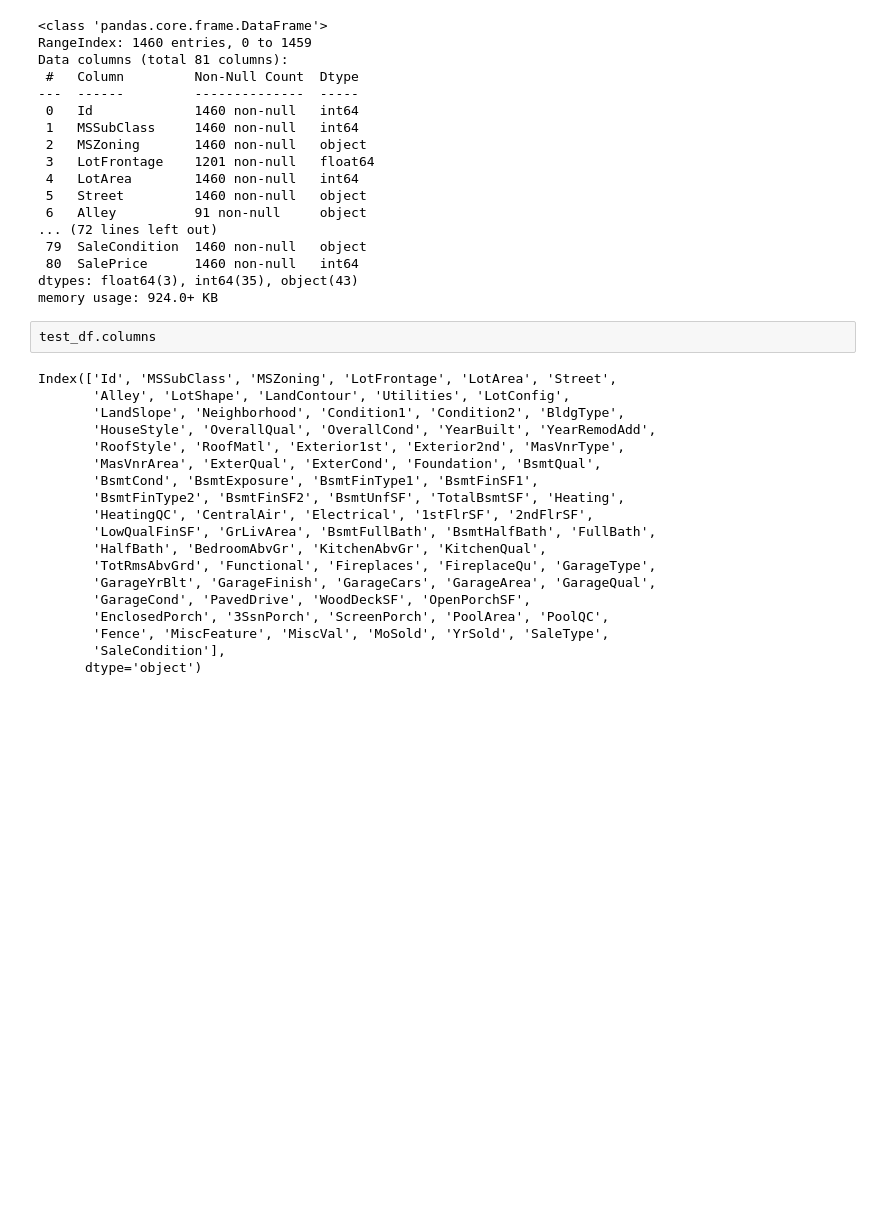
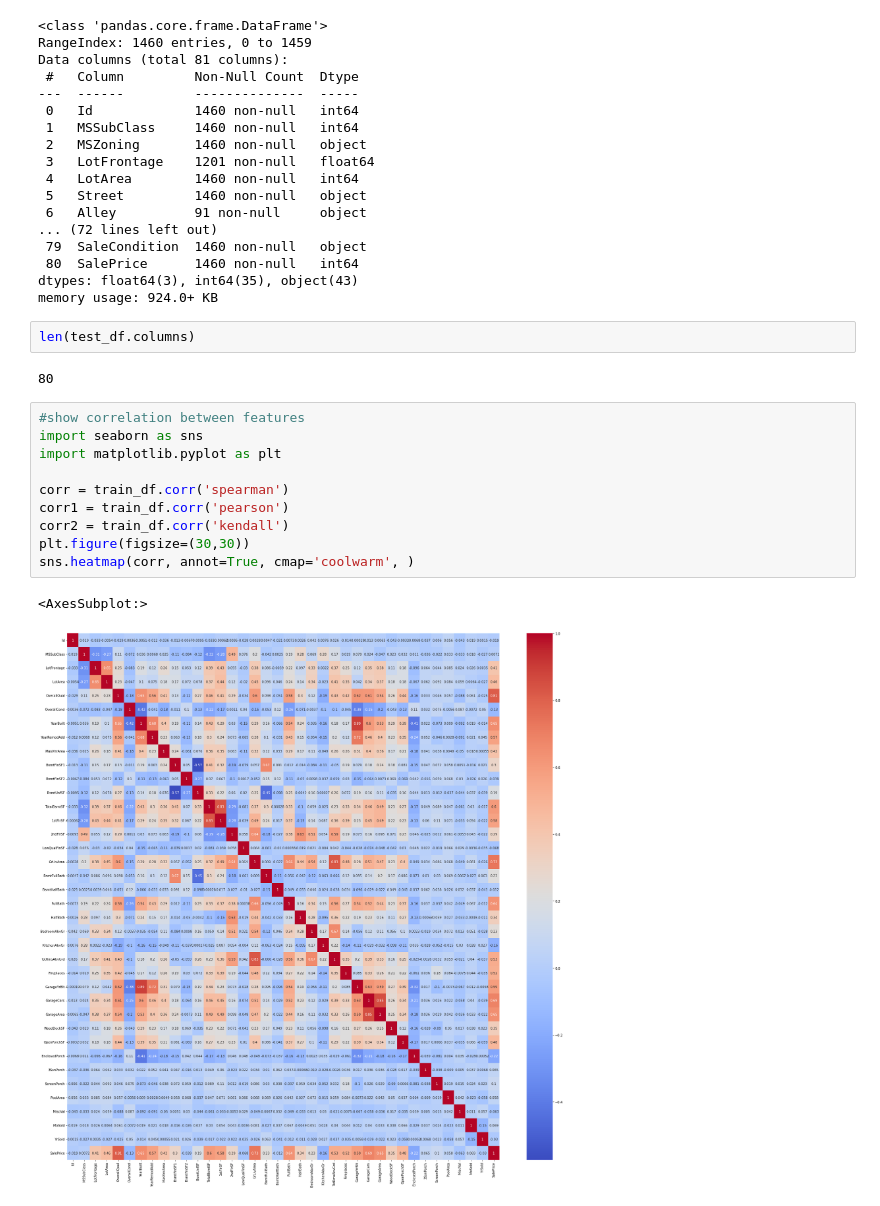
Before and after one commit to fabricio-inoue/House-Prices---Regression, a Jupyter notebook: House-pricing.ipynb, the cells around one changed output. Drawn from its saved outputs; the diff is of its cells as text; blank space fills up the shorter version.

```diff
--- a/House-pricing.ipynb
+++ b/House-pricing.ipynb
@@ -37,24 +131,20 @@ Data columns (total 81 columns):
  80  SalePrice      1460 non-null   int64
 dtypes: float64(3), int64(35), object(43)
 memory usage: 924.0+ KB
-# %%
-test_df.columns
-# %% [output]
-Index(['Id', 'MSSubClass', 'MSZoning', 'LotFrontage', 'LotArea', 'Street',
-       'Alley', 'LotShape', 'LandContour', 'Utilities', 'LotConfig',
-       'LandSlope', 'Neighborhood', 'Condition1', 'Condition2', 'BldgType',
-       'HouseStyle', 'OverallQual', 'OverallCond', 'YearBuilt', 'YearRemodAdd',
-       'RoofStyle', 'RoofMatl', 'Exterior1st', 'Exterior2nd', 'MasVnrType',
-       'MasVnrArea', 'ExterQual', 'ExterCond', 'Foundation', 'BsmtQual',
-       'BsmtCond', 'BsmtExposure', 'BsmtFinType1', 'BsmtFinSF1',
-       'BsmtFinType2', 'BsmtFinSF2', 'BsmtUnfSF', 'TotalBsmtSF', 'Heating',
-       'HeatingQC', 'CentralAir', 'Electrical', '1stFlrSF', '2ndFlrSF',
-       'LowQualFinSF', 'GrLivArea', 'BsmtFullBath', 'BsmtHalfBath', 'FullBath',
-       'HalfBath', 'BedroomAbvGr', 'KitchenAbvGr', 'KitchenQual',
-       'TotRmsAbvGrd', 'Functional', 'Fireplaces', 'FireplaceQu', 'GarageType',
-       'GarageYrBlt', 'GarageFinish', 'GarageCars', 'GarageArea', 'GarageQual',
-       'GarageCond', 'PavedDrive', 'WoodDeckSF', 'OpenPorchSF',
-       'EnclosedPorch', '3SsnPorch', 'ScreenPorch', 'PoolArea', 'PoolQC',
-       'Fence', 'MiscFeature', 'MiscVal', 'MoSold', 'YrSold', 'SaleType',
-       'SaleCondition'],
-      dtype='object')
+# %%
+len(test_df.columns)
+# %% [output]
+80
+# %%
+#show correlation between features
+import seaborn as sns
+import matplotlib.pyplot as plt
+
+corr = train_df.corr('spearman')
+corr1 = train_df.corr('pearson')
+corr2 = train_df.corr('kendall')
+plt.figure(figsize=(30,30))
+sns.heatmap(corr, annot=True, cmap='coolwarm', )
+# %% [output]
+<AxesSubplot:>
+[figure, added]
```
Also changed, not shown: parts of 4 cells of this notebook.
